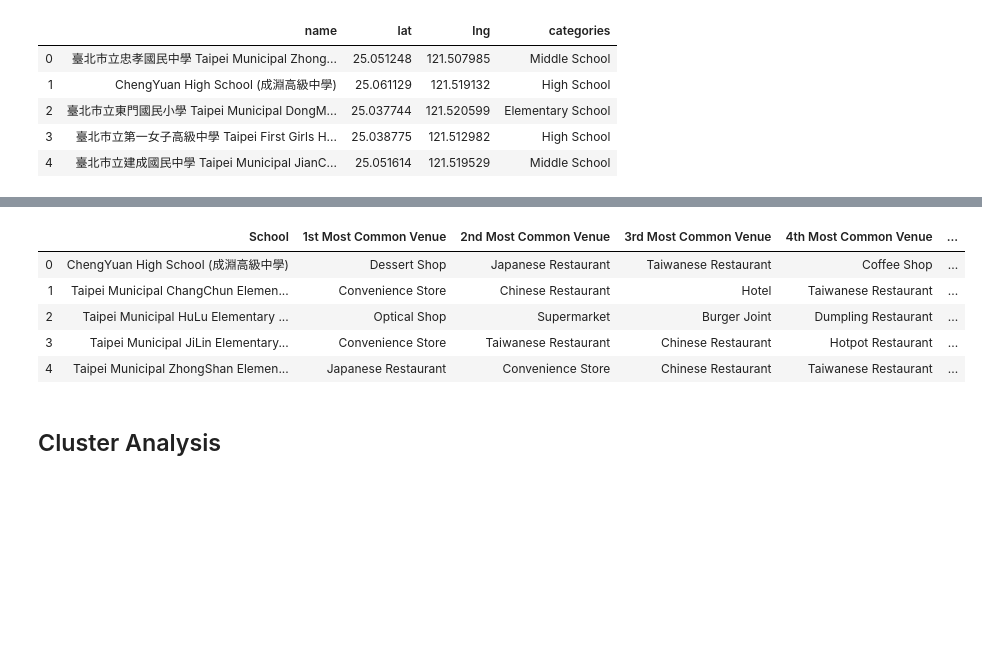
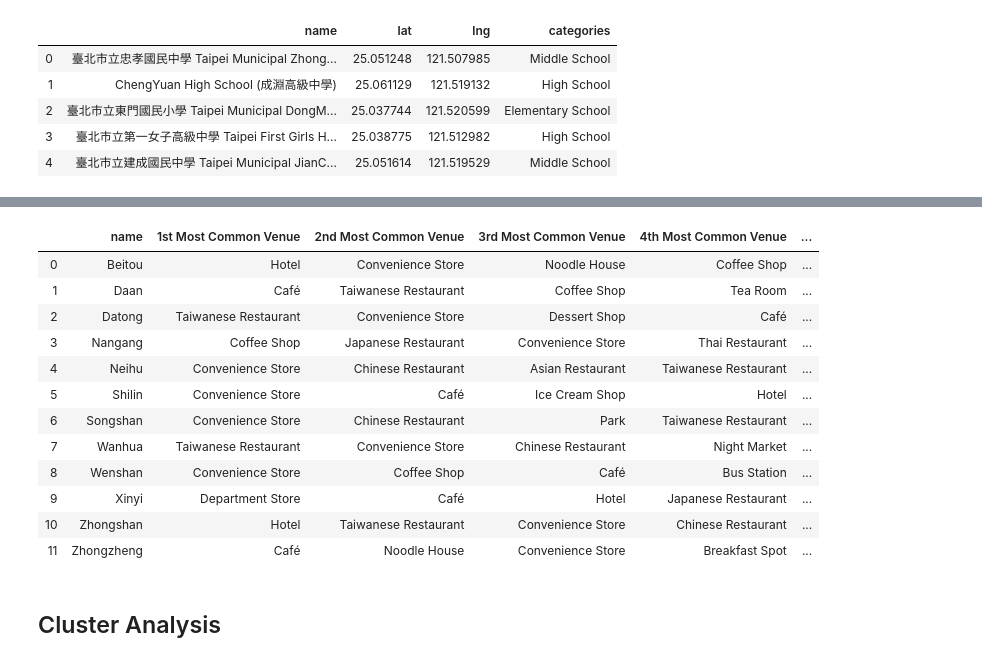
Before and after one commit to JustinWuAstro/Coursera_Capstone, a Jupyter notebook: Final Assignment.ipynb, the cells around one changed output, grey strips where cells are left out. Saved outputs shown, nothing was run; the diff lists cells and outputs as text; code cells hidden in the pictures; blank space fills up the shorter version.

```diff
--- a/Final Assignment.ipynb
+++ b/Final Assignment.ipynb
@@ -80,2 +63,0 @@ school .... OK!
-# %%
-url = 'https://api.foursquare.com/v2/venues/search?client_id={}&client_secret={}&ll={},{}&oauth_token={}&v={}&query={}&radius={}&limit={}'.format(CLIENT_ID, CLIENT_SECRET, latitude, longitude,ACCESS_TOKEN, VERSION, search_query, radius, LIMIT)
@@ -172,7 +281,7 @@ Taipei_school.head()
 # %%
 # Search for venues with high schools' locations
 
-def getNearbyVenues(names, latitudes, longitudes, radius=500, LIMIT=100):
+def getNearbyVenues(names, latitudes, longitudes, radius=1000, LIMIT=100):
 
     venues_list=[]
     for name, lat, lng in zip(names, latitudes, longitudes):
@@ -202,9 +311,9 @@ def getNearbyVenues(names, latitudes, longitudes, radius=500, LIMIT=100):
             v['venue']['categories'][0]['name']) for v in results])
 
     nearby_venues = pd.DataFrame([item for venue_list in venues_list for item in venue_list])
-    nearby_venues.columns = ['School',
-                  'School Latitude',
-                  'School Longitude',
+    nearby_venues.columns = ['name',
+                  'Latitude',
+                  'Longitude',
                   'Venue',
                   'Venue Latitude',
                   'Venue Longitude',
@@ -212,7 +321,7 @@ def getNearbyVenues(names, latitudes, longitudes, radius=500, LIMIT=100):
 
     return(nearby_venues)
 # %%
-Taipei_school_venue = getNearbyVenues(names = Taipei_school['name'],
-                                   latitudes=Taipei_school['lat'],
-                                   longitudes=Taipei_school['lng'])
+Taipei_district_venue = getNearbyVenues(names = Taipei_district_df['District'],
+                                   latitudes=Taipei_district_df['lat'],
+                                   longitudes=Taipei_district_df['lng'])
 # %% [output]
@@ -310,0 +375,14 @@ Taipei_school_onehot_grouped.head()
+# %%
+# one hot encoding
+Taipei_district_venue_onehot = pd.get_dummies(Taipei_district_venue[['Venue Category']], prefix="", prefix_sep="")
+
+Taipei_district_venue_onehot['name'] = Taipei_district_venue['name']
+
+Fixed_column = [Taipei_district_venue_onehot.columns[-1]] + list(Taipei_district_venue_onehot.columns[:-1])
+Taipei_district_venue_onehot = Taipei_district_venue_onehot[Fixed_column]
+
+Taipei_district_venue_onehot
+
+Taipei_district_grouped = Taipei_district_venue_onehot.groupby('name').mean().reset_index()
+
+Taipei_district_grouped
@@ -347,30 +440,37 @@ def return_most_common_venues(row, num_top_venues):
 # %%
 num_top_venues = 10
 
 indicators = ['st', 'nd', 'rd']
 
 # create columns according to number of top venues
-columns = ['School']
+columns = ['name']
 for ind in np.arange(num_top_venues):
     try:
         columns.append('{}{} Most Common Venue'.format(ind+1, indicators[ind]))
     except:
         columns.append('{}th Most Common Venue'.format(ind+1))
 
 # create a new dataframe
-school_venues_sorted = pd.DataFrame(columns=columns)
-school_venues_sorted['School'] = Taipei_school_onehot_grouped['School']
+District_venues_sorted = pd.DataFrame(columns=columns)
+District_venues_sorted['name'] = Taipei_district_grouped['name']
 
-for ind in np.arange(Taipei_school_onehot_grouped.shape[0]):
-    school_venues_sorted.iloc[ind, 1:] = return_most_common_venues(Taipei_school_onehot_grouped.iloc[ind, :], num_top_venues)
+for ind in np.arange(Taipei_district_grouped.shape[0]):
+    District_venues_sorted.iloc[ind, 1:] = return_most_common_venues(Taipei_district_grouped.iloc[ind, :], num_top_venues)
 
-school_venues_sorted.head()
+District_venues_sorted
 # %% [output]
-|  | School | 1st Most Common Venue | 2nd Most Common Venue | 3rd Most Common Venue | 4th Most Common Venue | ... |
-| 0 | ChengYuan High School (成淵高級中學) | Dessert Shop | Japanese Restaurant | Taiwanese Restaurant | Coffee Shop | ... |
-| 1 | Taipei Municipal ChangChun Elemen... | Convenience Store | Chinese Restaurant | Hotel | Taiwanese Restaurant | ... |
-| 2 | Taipei Municipal HuLu Elementary ... | Optical Shop | Supermarket | Burger Joint | Dumpling Restaurant | ... |
-| 3 | Taipei Municipal JiLin Elementary... | Convenience Store | Taiwanese Restaurant | Chinese Restaurant | Hotpot Restaurant | ... |
-| 4 | Taipei Municipal ZhongShan Elemen... | Japanese Restaurant | Convenience Store | Chinese Restaurant | Taiwanese Restaurant | ... |
+|  | name | 1st Most Common Venue | 2nd Most Common Venue | 3rd Most Common Venue | 4th Most Common Venue | ... |
+| 0 | Beitou | Hotel | Convenience Store | Noodle House | Coffee Shop | ... |
+| 1 | Daan | Café | Taiwanese Restaurant | Coffee Shop | Tea Room | ... |
+| 2 | Datong | Taiwanese Restaurant | Convenience Store | Dessert Shop | Café | ... |
+| 3 | Nangang | Coffee Shop | Japanese Restaurant | Convenience Store | Thai Restaurant | ... |
+| 4 | Neihu | Convenience Store | Chinese Restaurant | Asian Restaurant | Taiwanese Restaurant | ... |
+| 5 | Shilin | Convenience Store | Café | Ice Cream Shop | Hotel | ... |
+| 6 | Songshan | Convenience Store | Chinese Restaurant | Park | Taiwanese Restaurant | ... |
+| 7 | Wanhua | Taiwanese Restaurant | Convenience Store | Chinese Restaurant | Night Market | ... |
+| 8 | Wenshan | Convenience Store | Coffee Shop | Café | Bus Station | ... |
+| 9 | Xinyi | Department Store | Café | Hotel | Japanese Restaurant | ... |
+| 10 | Zhongshan | Hotel | Taiwanese Restaurant | Convenience Store | Chinese Restaurant | ... |
+| 11 | Zhongzheng | Café | Noodle House | Convenience Store | Breakfast Spot | ... |
 # %% [markdown]
 ## Cluster Analysis
```
Also changed, not shown: parts of 35 cells of this notebook.
